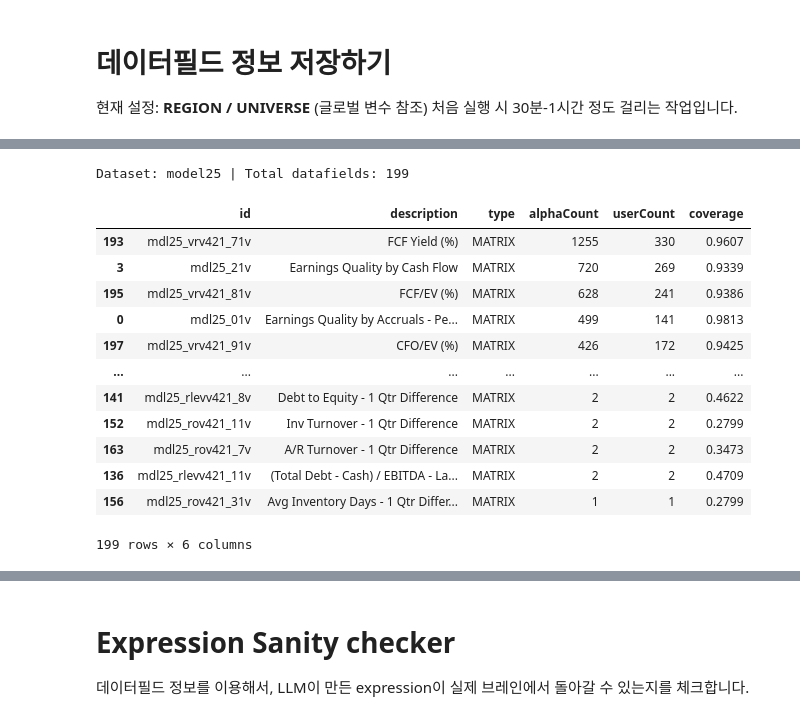
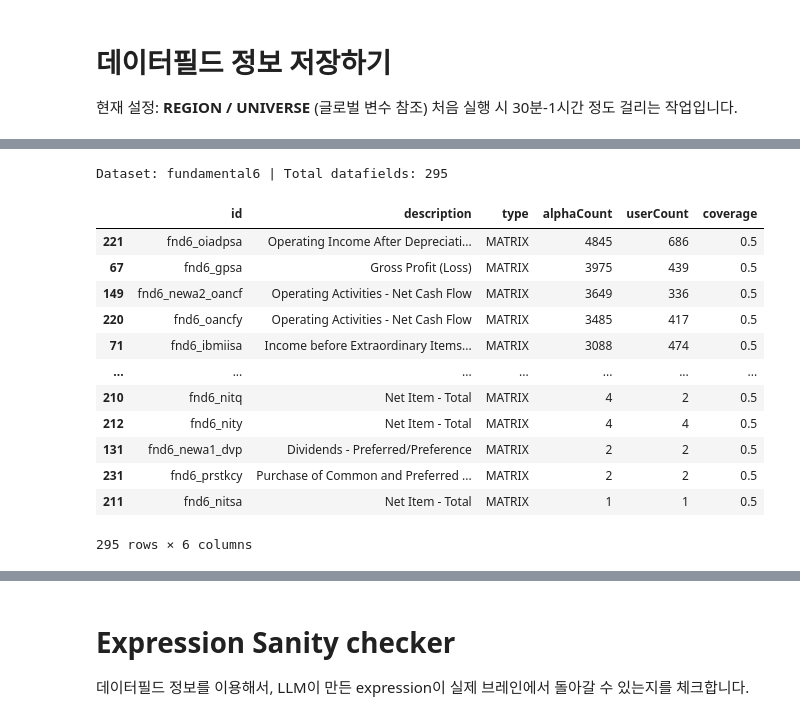
Before and after one commit to SangHyeok0204/WQ-2026-AI-HACKATON, a Jupyter notebook: llm_alpha_gen/llm_alpha_guide.ipynb, the cells around one changed output, grey strips where cells are left out. Cells and saved outputs as stored; diff of their text form; code cells hidden in the pictures.

```diff
--- a/llm_alpha_gen/llm_alpha_guide.ipynb
+++ b/llm_alpha_gen/llm_alpha_guide.ipynb
@@ -82,13 +28,13 @@ Requirement already satisfied: colorama in c:\python314\lib\site-packages (from
 # %%
 # 처음에만 진행하시면 됩니다.
 # 🔧 REGION / UNIVERSE GLOBALIZED - 글로벌 설정
-REGION = "EUR"
-UNIVERSE = "TOP2500"
+REGION = "ASI"
+UNIVERSE = "MINVOL1M"
 DELAY = "1"
 
 import AAF as aaf
 import ace_lib as ace
-import requests
+
 # 세팅
 settings = {
 
@@ -101,23 +47,6 @@ settings = {
     "pasteurization" : "ON",
     "region"         : REGION,       # 🔧 REGION / UNIVERSE GLOBALIZED
     "language"       : "FASTEXPR",   # FIXED
-
-    "decay"          : 0,
     "neutralization" : "INDUSTRY",     # Can be varied
     "visualization"  : False
-
 }
-
-s = requests.Session()
-s.auth = (input("Email: "), input("Password: "))
-r = s.post("https://api.worldquantbrain.com/authentication")
-
-print("Status:", r.status_code)
-print("Headers:", dict(r.headers))
-print("Response:", r.json())
-
-s = ace.start_session()
-operators = ace.get_operators(s)
-
-
-# aaf.initiate_datafield(s,settings)
@@ -205,38 +163,38 @@ filtered_df
 11 rows × 21 columns
 # %%
 # 특정 dataset_id에 속하는 datafield 스펙 보기
-TARGET_DATASET_ID = "analyst39"  # 원하는 dataset id로 변경
+TARGET_DATASET_ID = "fundamental6"  # 원하는 dataset id로 변경
 
 # 🔧 REGION / UNIVERSE GLOBALIZED
 # Brain API에서 해당 dataset의 datafield 목록 가져오기
 datafields_spec = ace.get_datafields(
     s,
     region=REGION,
     universe=UNIVERSE,
     dataset_id=TARGET_DATASET_ID,
     data_type='ALL'
 )
 
 # 표시할 컬럼 선택 (존재하는 컬럼만)
 display_cols = ['id', 'description', 'type', 'alphaCount', 'userCount', 'coverage']
 display_cols = [col for col in display_cols if col in datafields_spec.columns]
 
 # alphaCount 기준 내림차순 정렬 후 표시
 datafields_spec = datafields_spec[display_cols].sort_values(by='alphaCount', ascending=False)
 print(f"Dataset: {TARGET_DATASET_ID} | Total datafields: {len(datafields_spec)}")
 display(datafields_spec)
 # %% [output]
-Dataset: model25 | Total datafields: 199
+Dataset: fundamental6 | Total datafields: 295
 |  | id | description | type | alphaCount | userCount | coverage |
-| 193 | mdl25_vrv421_71v | FCF Yield (%) | MATRIX | 1255 | 330 | 0.9607 |
-| 3 | mdl25_21v | Earnings Quality by Cash Flow | MATRIX | 720 | 269 | 0.9339 |
-| 195 | mdl25_vrv421_81v | FCF/EV (%) | MATRIX | 628 | 241 | 0.9386 |
-| 0 | mdl25_01v | Earnings Quality by Accruals - Pe... | MATRIX | 499 | 141 | 0.9813 |
-| 197 | mdl25_vrv421_91v | CFO/EV (%) | MATRIX | 426 | 172 | 0.9425 |
+| 221 | fnd6_oiadpsa | Operating Income After Depreciati... | MATRIX | 4845 | 686 | 0.5 |
+| 67 | fnd6_gpsa | Gross Profit (Loss) | MATRIX | 3975 | 439 | 0.5 |
+| 149 | fnd6_newa2_oancf | Operating Activities - Net Cash Flow | MATRIX | 3649 | 336 | 0.5 |
+| 220 | fnd6_oancfy | Operating Activities - Net Cash Flow | MATRIX | 3485 | 417 | 0.5 |
+| 71 | fnd6_ibmiisa | Income before Extraordinary Items... | MATRIX | 3088 | 474 | 0.5 |
 | ... | ... | ... | ... | ... | ... | ... |
-| 141 | mdl25_rlevv421_8v | Debt to Equity - 1 Qtr Difference | MATRIX | 2 | 2 | 0.4622 |
-| 152 | mdl25_rov421_11v | Inv Turnover - 1 Qtr Difference | MATRIX | 2 | 2 | 0.2799 |
-| 163 | mdl25_rov421_7v | A/R Turnover - 1 Qtr Difference | MATRIX | 2 | 2 | 0.3473 |
-| 136 | mdl25_rlevv421_11v | (Total Debt - Cash) / EBITDA - La... | MATRIX | 2 | 2 | 0.4709 |
-| 156 | mdl25_rov421_31v | Avg Inventory Days - 1 Qtr Differ... | MATRIX | 1 | 1 | 0.2799 |
+| 210 | fnd6_nitq | Net Item - Total | MATRIX | 4 | 2 | 0.5 |
+| 212 | fnd6_nity | Net Item - Total | MATRIX | 4 | 4 | 0.5 |
+| 131 | fnd6_newa1_dvp | Dividends - Preferred/Preference | MATRIX | 2 | 2 | 0.5 |
+| 231 | fnd6_prstkcy | Purchase of Common and Preferred ... | MATRIX | 2 | 2 | 0.5 |
+| 211 | fnd6_nitsa | Net Item - Total | MATRIX | 1 | 1 | 0.5 |
-199 rows × 6 columns
+295 rows × 6 columns
```
Also changed, not shown: parts of 15 cells of this notebook, 11 other files.
